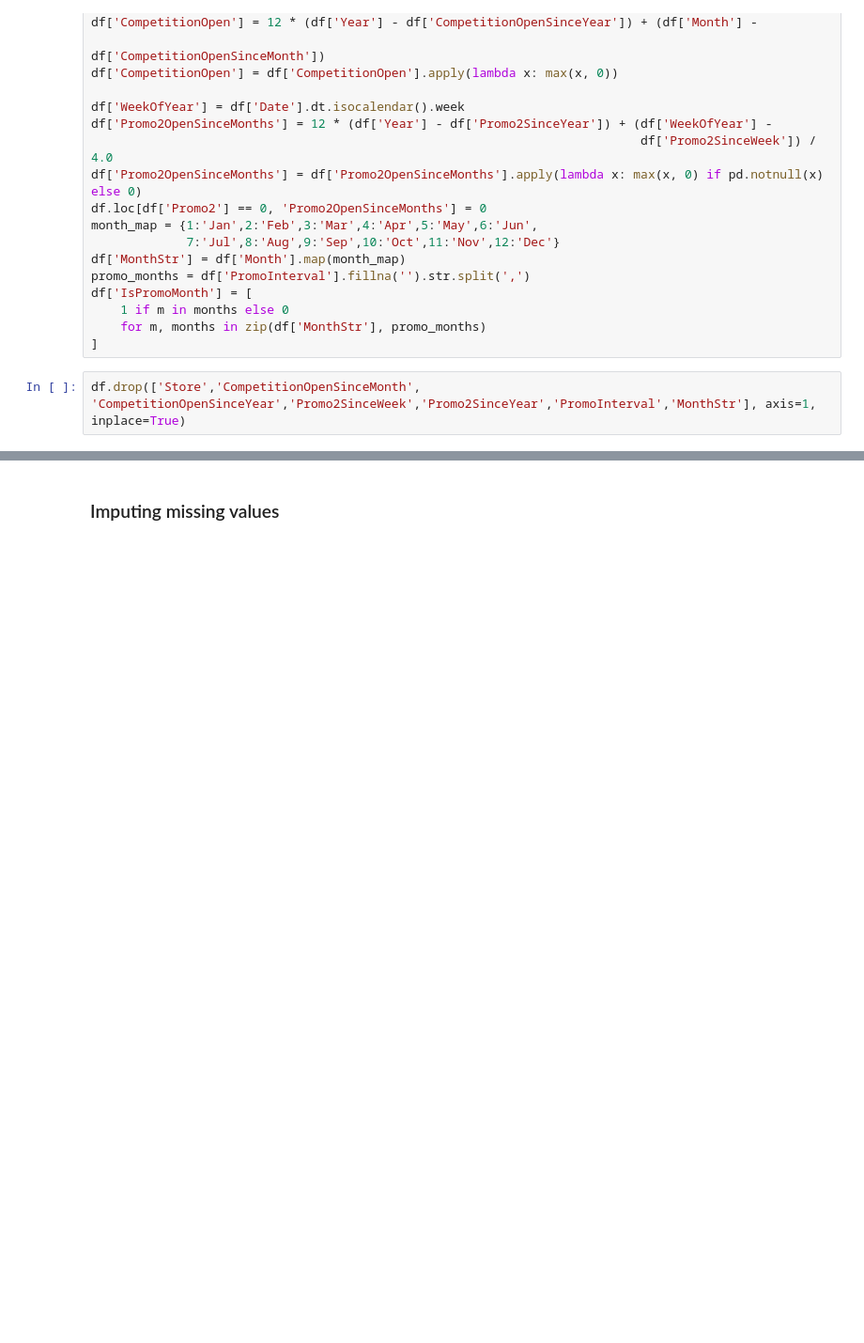
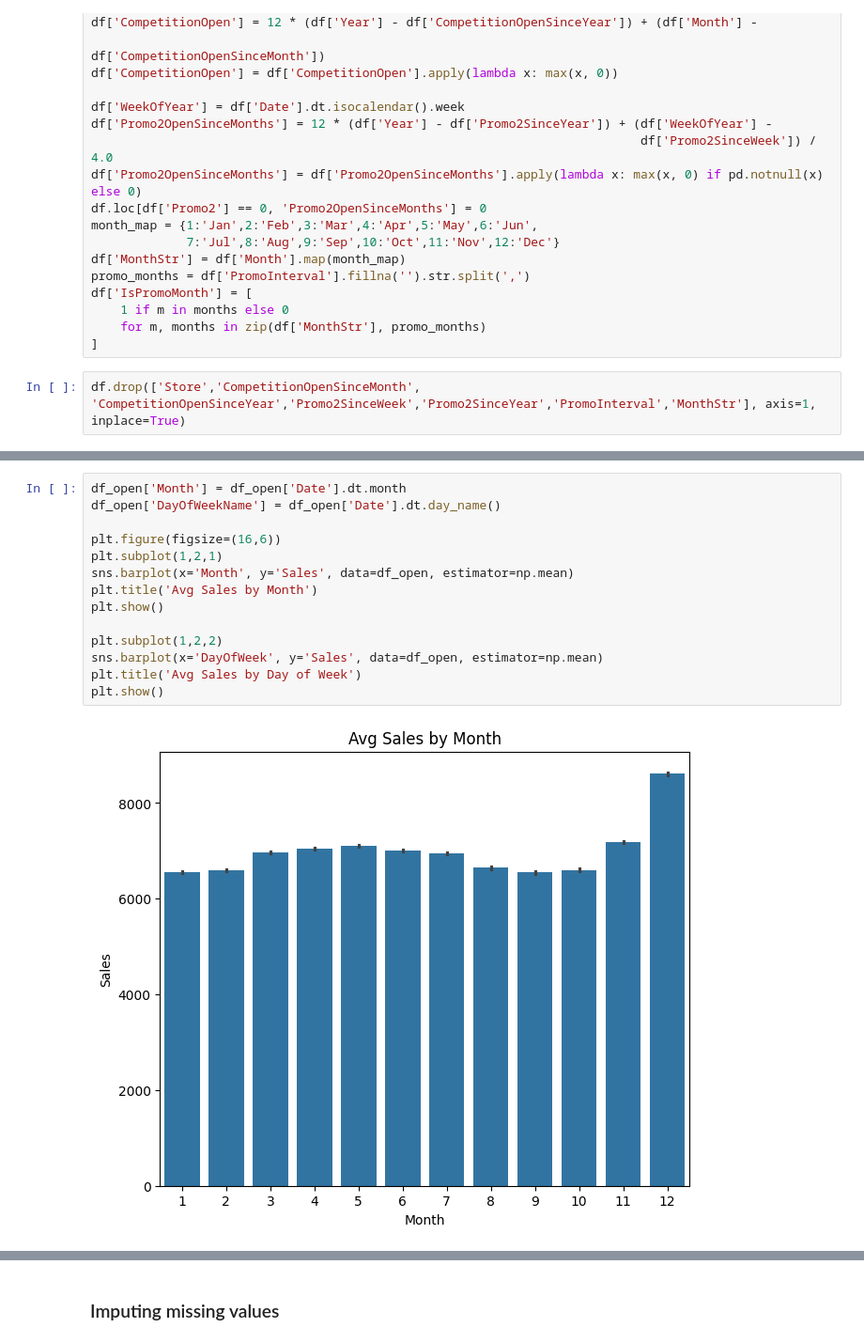
Before and after one commit to DhvanishChodavadiya/Rossmann-Demand-Forecasting, a Jupyter notebook: notebook/EDA.ipynb, the cells around one changed output, grey strips where cells are left out. Shown at 94% size. Saved outputs shown, nothing was run; the diff lists cells and outputs as text; blank space fills up the shorter version.

```diff
--- a/notebook/EDA.ipynb
+++ b/notebook/EDA.ipynb
@@ -44,0 +76,16 @@ df.drop(['Store','CompetitionOpenSinceMonth', 'CompetitionOpenSinceYear','Promo2
+# %%
+df_open['Month'] = df_open['Date'].dt.month
+df_open['DayOfWeekName'] = df_open['Date'].dt.day_name()
+
+plt.figure(figsize=(16,6))
+plt.subplot(1,2,1)
+sns.barplot(x='Month', y='Sales', data=df_open, estimator=np.mean)
+plt.title('Avg Sales by Month')
+plt.show()
+
+plt.subplot(1,2,2)
+sns.barplot(x='DayOfWeek', y='Sales', data=df_open, estimator=np.mean)
+plt.title('Avg Sales by Day of Week')
+plt.show()
+# %% [output]
+[figure, added]
```
Also changed, not shown: parts of 57 cells of this notebook, 7 other files.
